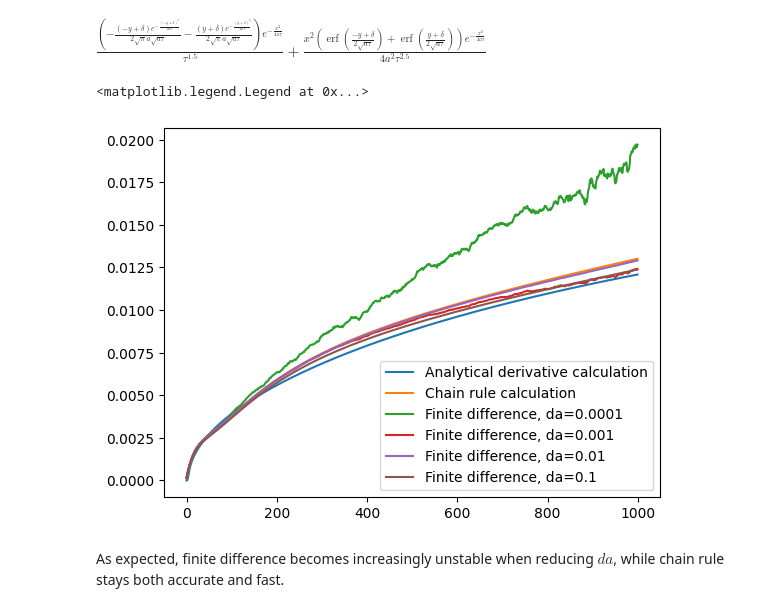
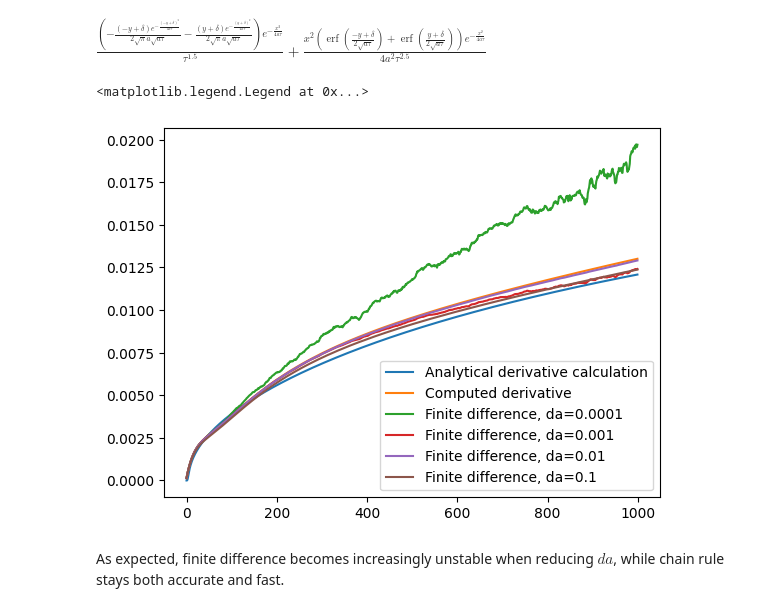
Before and after one commit to GregTheMadMonk/noa, a Jupyter notebook: docs/cfd/cfd-diffprog.ipynb, the cells around one changed output. Saved outputs shown, nothing was run; the diff lists cells and outputs as text; code cells hidden in the pictures.

```diff
--- a/docs/cfd/cfd-diffprog.ipynb
+++ b/docs/cfd/cfd-diffprog.ipynb
@@ -849,15 +849,15 @@ def g_wrt_a(dx, dy, steps, tau_):
 g_wrt_a_res = g_wrt_a(0.5, 0.5, 1000, mhfem.Solver().getTau())
 # %%
 plt.plot(g_wrt_a_res, label="Analytical derivative calculation")
-plt.plot(chainResult, label="Chain rule calculation")
+plt.plot(chainResult, label="Computed derivative")
 plt.plot(fdResult0_0001, label="Finite difference, da=0.0001")
 plt.plot(fdResult0_001, label="Finite difference, da=0.001")
 plt.plot(fdResult0_01, label="Finite difference, da=0.01")
 plt.plot(fdResult0_1, label="Finite difference, da=0.1")
 plt.legend()
 # %% [output]
 <matplotlib.legend.Legend at 0x...>
-[figure, old version]
+[figure, new version]
 # %% [markdown]
 As expected, finite difference becomes increasingly unstable when reducing $da$, while chain rule stays both accurate and fast.
 # %% [markdown]
```
Also changed, not shown: parts of 10 cells of this notebook, 16 other files.
